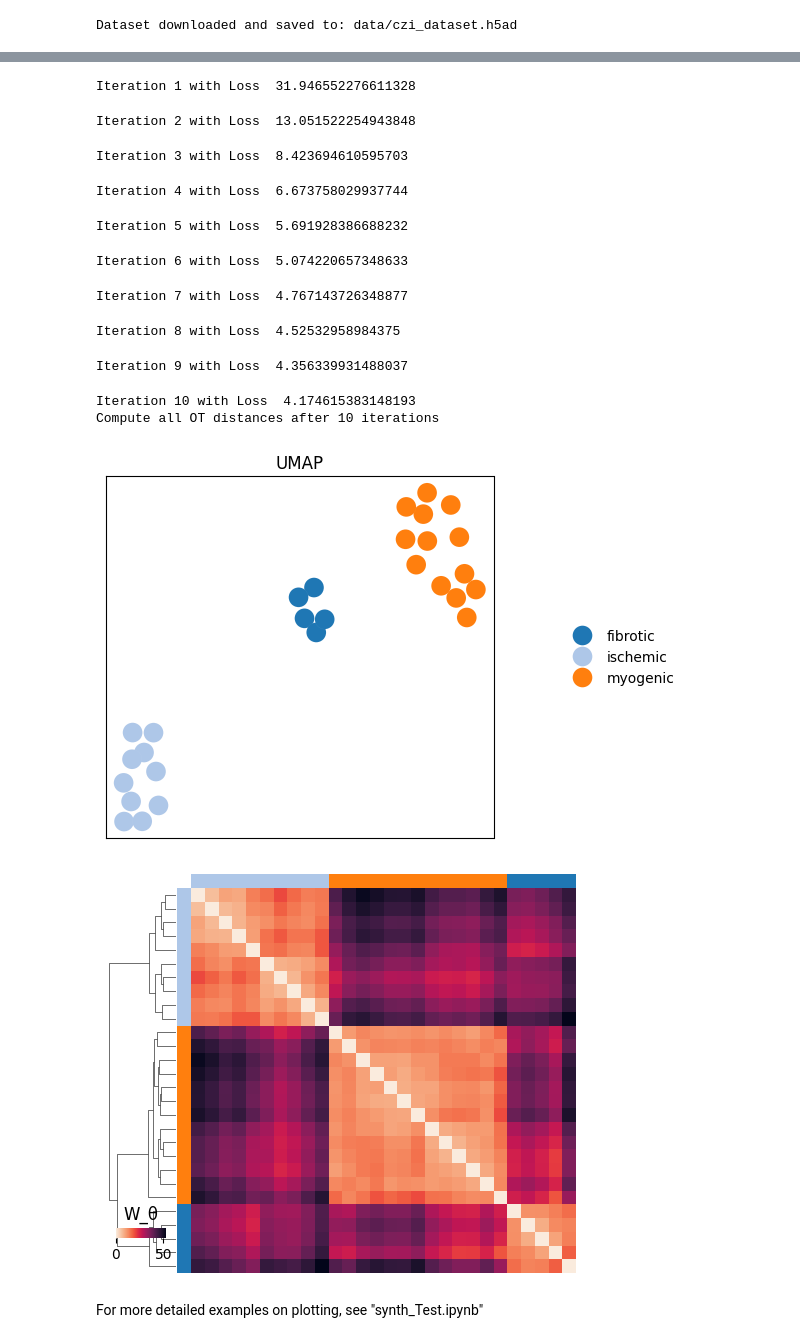
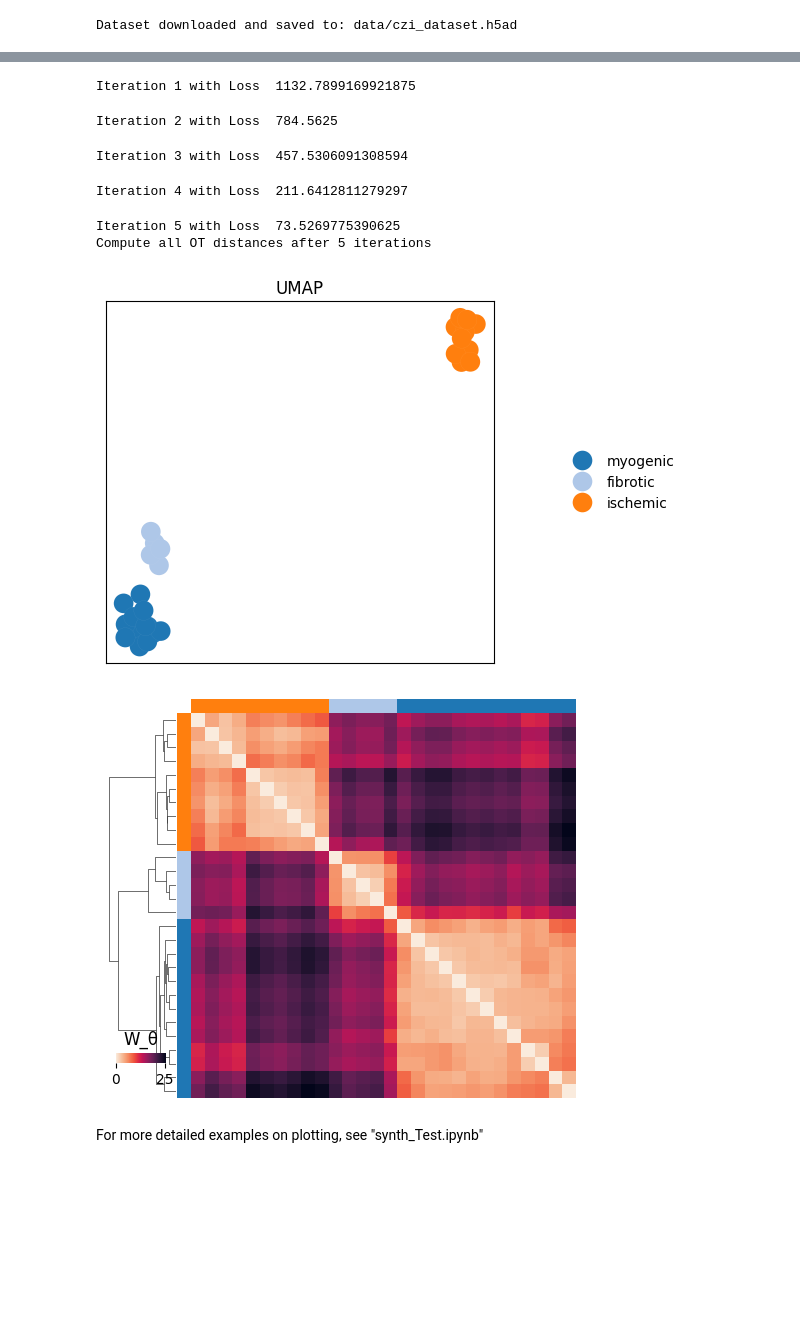
Before and after one commit to DaminK/ggml-ot, a Jupyter notebook: examples/scRNA_test.ipynb, the cells around one changed output, grey strips where cells are left out. Saved outputs shown, nothing was run; the diff lists cells and outputs as text; code cells hidden in the pictures; blank space fills up the shorter version.

```diff
--- a/examples/scRNA_test.ipynb
+++ b/examples/scRNA_test.ipynb
@@ -76,0 +53,3 @@ passed neighs: 5
+# %%
+local_path = "data/czi_dataset.h5ad"
+training_data = ggml_ot.scRNA_Dataset(local_path)
@@ -89,3 +65,3 @@ norm = 1
 # %%
-w_theta = ggml_ot.ggml(train_dataset,a=alpha,l=lambda_,k=rank_k,lr=lr,norm=norm,max_iterations=10,plot_i_iterations=10,dataset=training_data,n_threads=64)
+w_theta = ggml_ot.ggml(train_dataset,lr=0.02,l=1,max_iterations=5,plot_i_iterations=5,dataset=training_data)
 # %% [output]
@@ -93,16 +69,11 @@ Running GGML with alpha: 10, lambda: 0.1, rank: 5
-Iteration 1 with Loss  31.946552276611328
+Iteration 1 with Loss  1132.7899169921875
-Iteration 2 with Loss  13.051522254943848
+Iteration 2 with Loss  784.5625
-Iteration 3 with Loss  8.423694610595703
+Iteration 3 with Loss  457.5306091308594
-Iteration 4 with Loss  6.673758029937744
+Iteration 4 with Loss  211.6412811279297
-Iteration 5 with Loss  5.691928386688232
+Iteration 5 with Loss  73.5269775390625
+Compute all OT distances after 5 iterations
-Iteration 6 with Loss  5.074220657348633
-Iteration 7 with Loss  4.767143726348877
-Iteration 8 with Loss  4.52532958984375
-Iteration 9 with Loss  4.356339931488037
-Iteration 10 with Loss  4.174615383148193
-Compute all OT distances after 10 iterations
-[figure, old version]
+[figure, new version]
-[figure, old version]
+[figure, new version]
 # %% [markdown]
 For more detailed examples on plotting, see "synth_Test.ipynb"
 # %%
```
Also changed, not shown: parts of 15 cells of this notebook, 25 other files.
